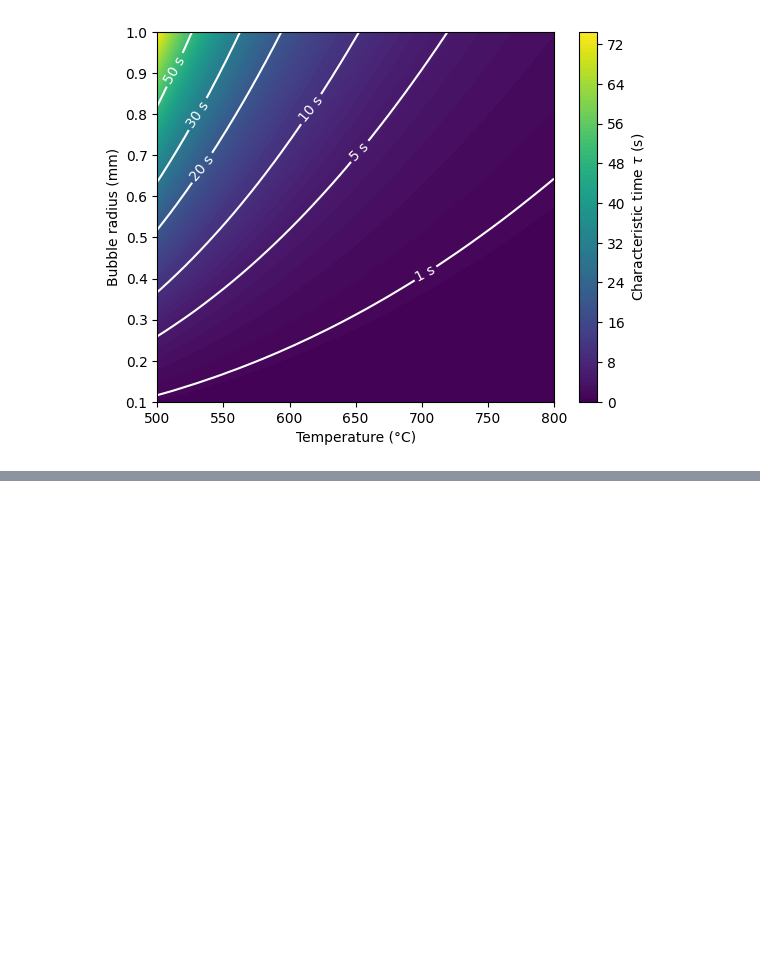
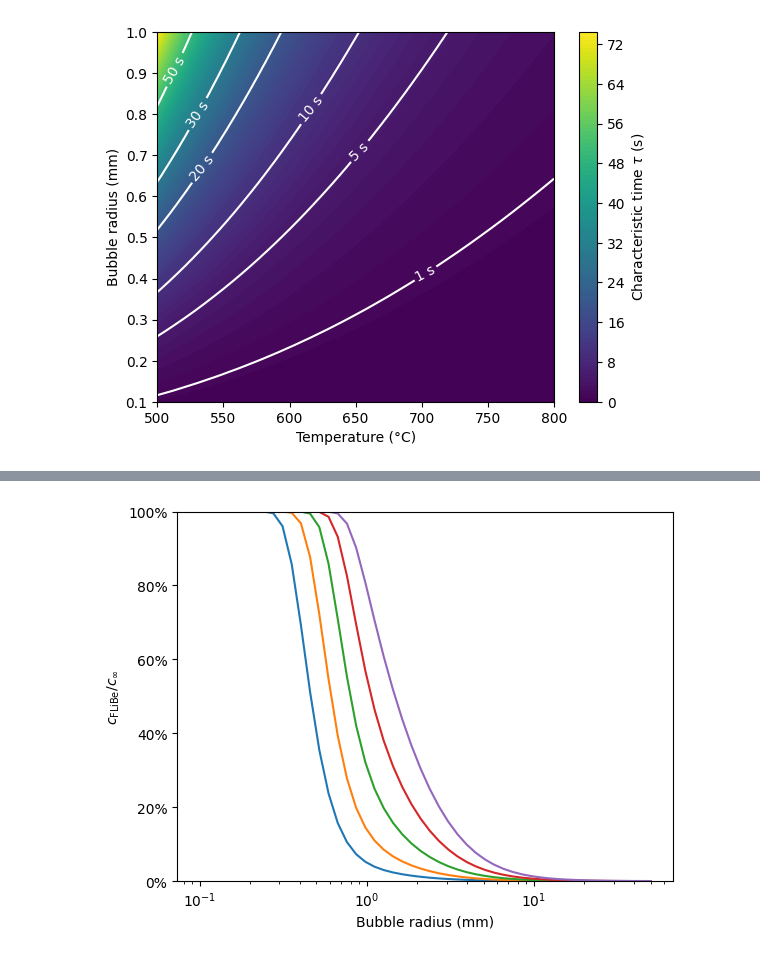
Before and after one commit to LIBRA-project/BABY-100-mL-runs, a Jupyter notebook: sparging.ipynb, the cells around one changed output, grey strips where cells are left out. Drawn from its saved outputs; the diff is of its cells as text; code cells hidden in the pictures; blank space fills up the shorter version.

```diff
--- a/sparging.ipynb
+++ b/sparging.ipynb
@@ -313,0 +408,12 @@ cbar = fig.colorbar(cs, label=r"Characteristic time $\tau$ (s)")
+# %%
+for T in temperatures:
+    tau = compute_characteristic_time(T, radius_range)
+    concentrations = compute_c_flibe(tau, 1, bubble_lifetime)
+    plt.plot(radius_range, concentrations)
+plt.xlabel(f"Bubble radius ({radius_range.units: ~P})")
+plt.ylabel(r"$c_\mathrm{FLiBe}/c_\infty$")
+plt.ylim(0, 1)
+plt.xscale("log")
+plt.gca().yaxis.set_major_formatter(mtick.PercentFormatter(1.0))
+# %% [output]
+[figure, added]
```
Also changed, not shown: parts of 11 cells of this notebook.
